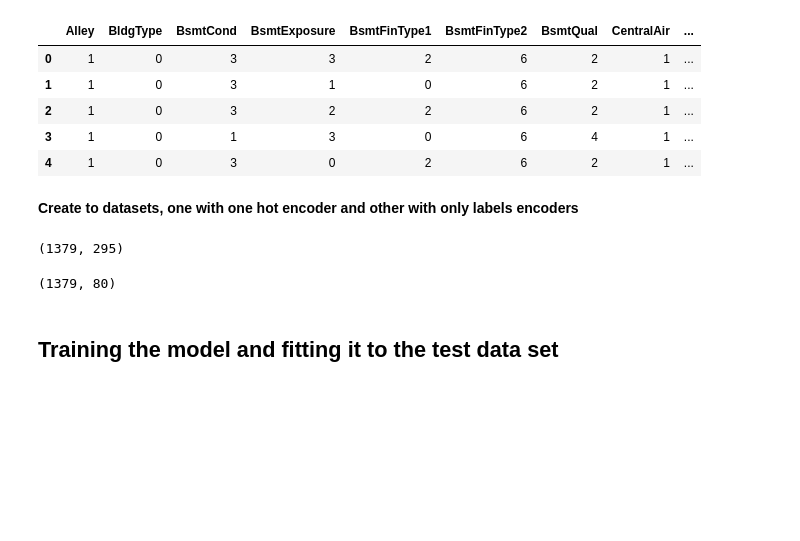
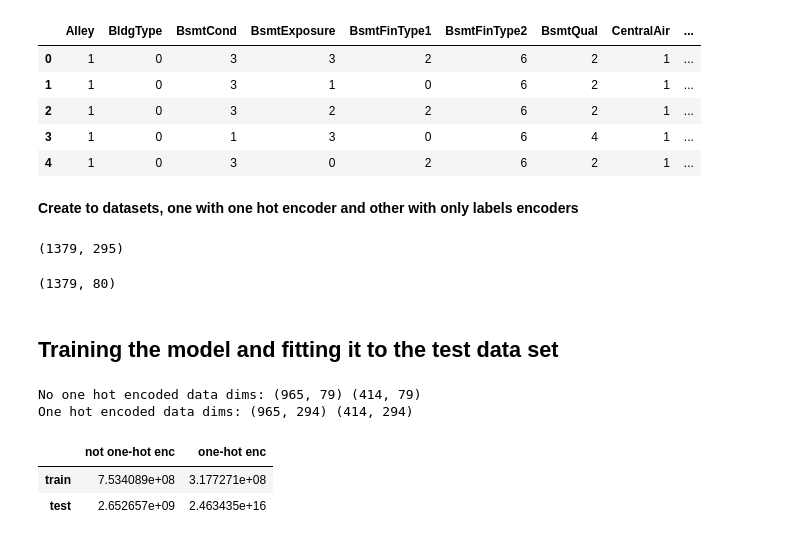
Before and after one commit to cleysonl/ML_Bootcamp_CLL, a Jupyter notebook: Supervised_ML_Regression.ipynb, the cells around one changed output. Saved outputs shown, nothing was run; the diff lists cells and outputs as text; code cells hidden in the pictures; blank space fills up the shorter version.

```diff
--- a/Supervised_ML_Regression.ipynb
+++ b/Supervised_ML_Regression.ipynb
@@ -174,0 +169,58 @@ y_col = 'SalePrice'
+# %%
+from sklearn.model_selection import train_test_split
+
+y_col = 'SalePrice'
+
+#Split the data that is not one-hot encoded
+feature_cols = [x for x in new_data_le.columns if x != y_col]
+X_data = new_data_le[feature_cols]
+y_data = new_data_le[y_col]
+
+X_train, X_test, y_train, y_test = train_test_split(X_data, y_data, test_size=0.3, random_state=42)
+
+# Split the data that is one-hot encoded
+feature_cols = [x for x in new_data_ohe.columns if x != y_col]
+X_data_ohc = new_data_ohe[feature_cols]
+y_data_ohc = new_data_ohe[y_col]
+
+X_train_ohc, X_test_ohc, y_train_ohc, y_test_ohc = train_test_split(X_data_ohc, y_data_ohc, test_size=0.3, random_state=42)
+
+print("No one hot encoded data dims:", X_train.shape, X_test.shape)
+print("One hot encoded data dims:", X_train_ohc.shape, X_test_ohc.shape)
+# %% [output]
+No one hot encoded data dims: (965, 79) (414, 79)
+One hot encoded data dims: (965, 294) (414, 294)
+# %%
+from sklearn.linear_model import LinearRegression
+from sklearn.metrics import mean_squared_error
+
+#Storage for error values
+error_df = list()
+
+# Data that has not been one-hot encoded
+lr = LinearRegression()
+lr.fit(X_train, y_train)
+y_train_pred = lr.predict(X_train)
+y_test_pred = lr.predict(X_test)
+
+error_df.append(pd.Series({'train': mean_squared_error(y_train, y_train_pred),
+                           'test': mean_squared_error(y_test, y_test_pred)},
+                          name = 'not one-hot enc'))
+
+# Data that has been one-hot encoded
+lr = LinearRegression()
+lr.fit(X_train_ohc, y_train_ohc)
+y_train_ohc_pred = lr.predict(X_train_ohc)
+y_test_ohc_pred = lr.predict(X_test_ohc)
+
+error_df.append(pd.Series({'train': mean_squared_error(y_train_ohc, y_train_ohc_pred),
+                           'test': mean_squared_error(y_test_ohc, y_test_ohc_pred)},
+                          name = 'one-hot enc'))
+
+#Assemble the results
+error_df = pd.concat(error_df, axis=1)
+error_df
+# %% [output]
+|  | not one-hot enc | one-hot enc |
+| train | 7.534089e+08 | 3.177271e+08 |
+| test | 2.652657e+09 | 2.463435e+16 |
```
Also changed, not shown: parts of 1 cell of this notebook.
